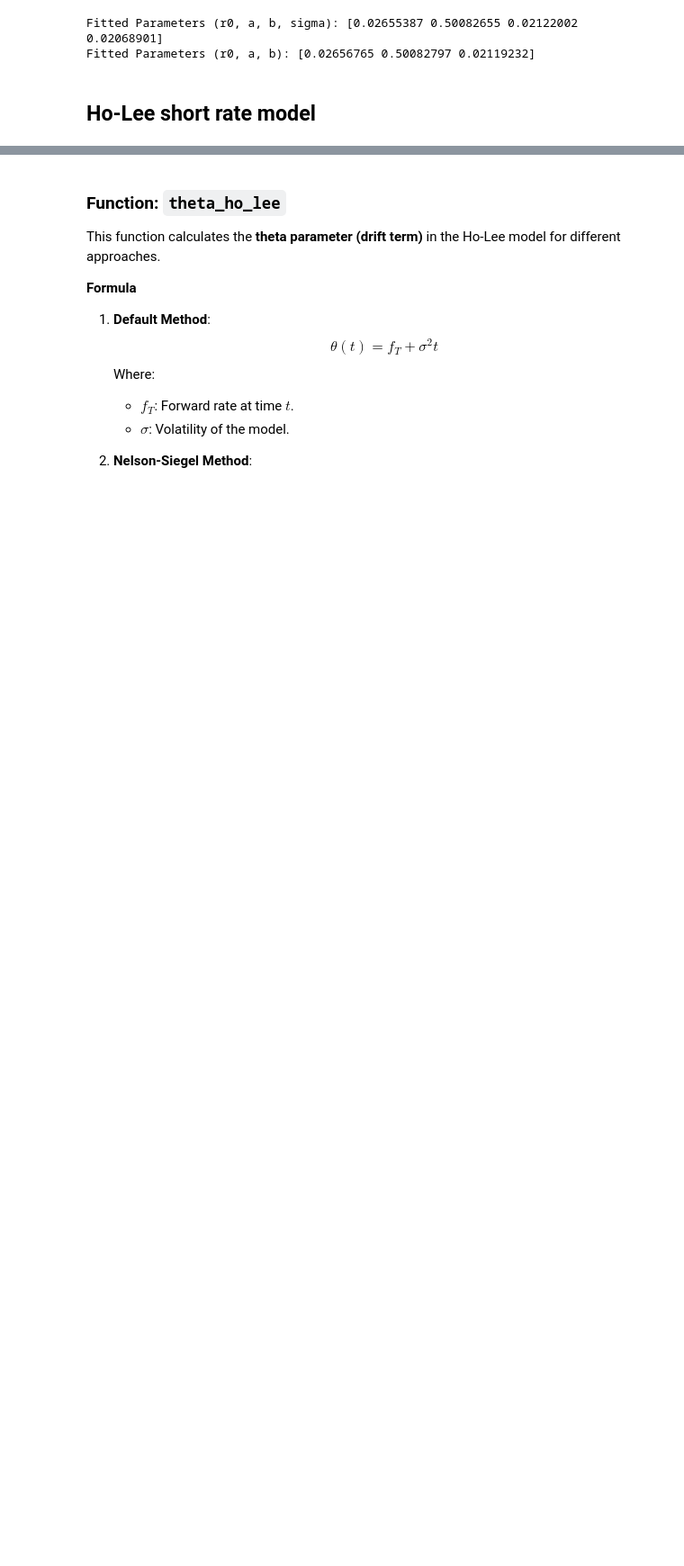
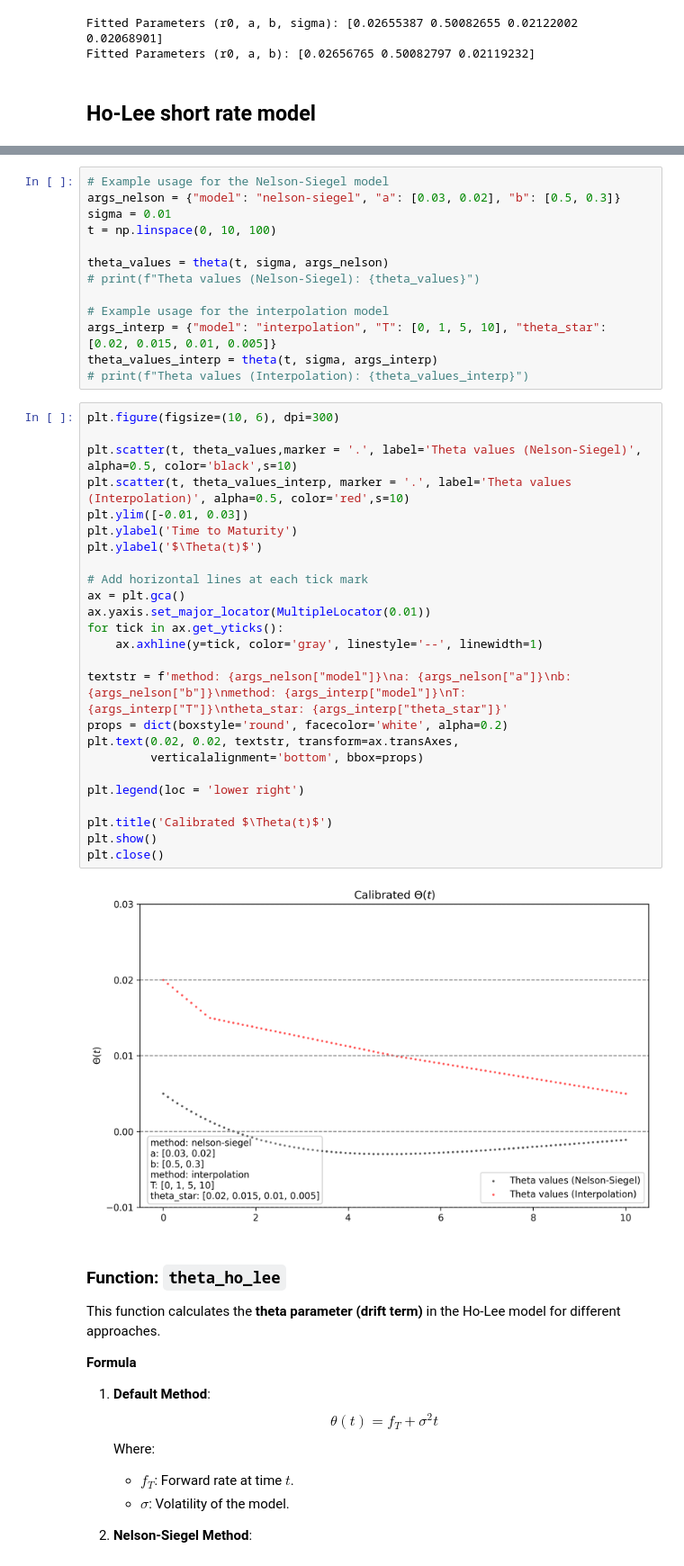
Before and after one commit to johanoelgaard/FixedIncome, a Jupyter notebook: Files/functions_explained.ipynb, the cells around one changed output, grey strips where cells are left out. Shown at 90% size. Drawn from its saved outputs; the diff is of its cells as text; blank space fills up the shorter version.

```diff
--- a/Files/functions_explained.ipynb
+++ b/Files/functions_explained.ipynb
@@ -2364,3 +2612,43 @@ Fitted Parameters (r0, a, b): [0.02656765 0.50082797 0.02119232]
+# %%
+# Example usage for the Nelson-Siegel model
+args_nelson = {"model": "nelson-siegel", "a": [0.03, 0.02], "b": [0.5, 0.3]}
+sigma = 0.01
+t = np.linspace(0, 10, 100)
+
+theta_values = theta(t, sigma, args_nelson)
+# print(f"Theta values (Nelson-Siegel): {theta_values}")
+
+# Example usage for the interpolation model
+args_interp = {"model": "interpolation", "T": [0, 1, 5, 10], "theta_star": [0.02, 0.015, 0.01, 0.005]}
+theta_values_interp = theta(t, sigma, args_interp)
+# print(f"Theta values (Interpolation): {theta_values_interp}")
+# %%
+plt.figure(figsize=(10, 6), dpi=300)
+
+plt.scatter(t, theta_values,marker = '.', label='Theta values (Nelson-Siegel)', alpha=0.5, color='black',s=10)
+plt.scatter(t, theta_values_interp, marker = '.', label='Theta values (Interpolation)', alpha=0.5, color='red',s=10)
+plt.ylim([-0.01, 0.03])
+plt.ylabel('Time to Maturity')
+plt.ylabel('$\Theta(t)$')
+
+# Add horizontal lines at each tick mark
+ax = plt.gca()
+ax.yaxis.set_major_locator(MultipleLocator(0.01))
+for tick in ax.get_yticks():
+    ax.axhline(y=tick, color='gray', linestyle='--', linewidth=1)
+
+textstr = f'method: {args_nelson["model"]}\na: {args_nelson["a"]}\nb: {args_nelson["b"]}\nmethod: {args_interp["model"]}\nT: {args_interp["T"]}\ntheta_star: {args_interp["theta_star"]}'
+props = dict(boxstyle='round', facecolor='white', alpha=0.2)
+plt.text(0.02, 0.02, textstr, transform=ax.transAxes,
+         verticalalignment='bottom', bbox=props)
+
+plt.legend(loc = 'lower right')
+
+plt.title('Calibrated $\Theta(t)$')
+plt.show()
+plt.close()
+# %% [output]
+[figure, added]
 # %% [markdown]
 ### Function: `theta_ho_lee`
 
```
Also changed, not shown: parts of 153 cells of this notebook, 4 other files.
